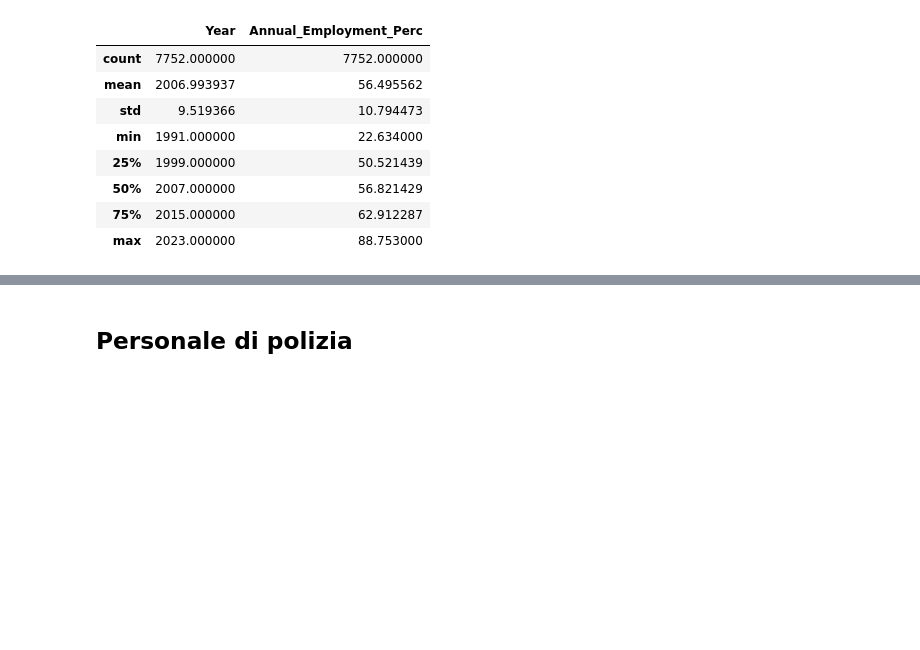
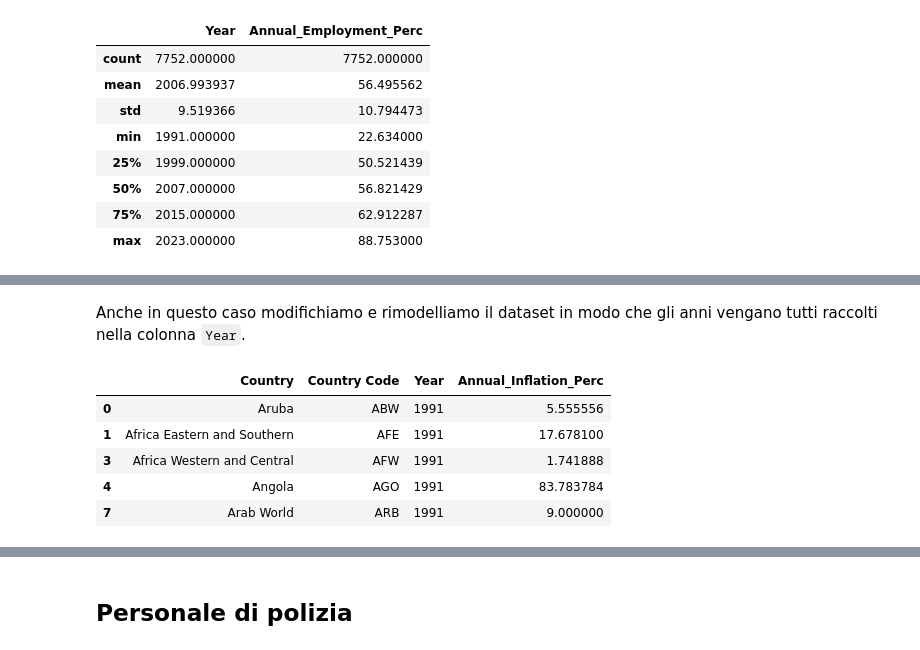
Before and after one commit to lozziopadredeivizzi/CrimeRatePredictor, a Jupyter notebook: crime_rate_prediction.ipynb, the cells around one changed output, grey strips where cells are left out. Drawn from its saved outputs; the diff is of its cells as text; code cells hidden in the pictures; blank space fills up the shorter version.

```diff
--- a/crime_rate_prediction.ipynb
+++ b/crime_rate_prediction.ipynb
@@ -667,0 +742,4 @@ employment_filtered.describe()
+# %%
+inflation.rename(columns={'ï»¿"Country Name"':'Country'}, inplace=True)
+inflation.drop(columns=['Unnamed: 68'], inplace=True)
+inflation.drop(columns=columns_to_drop, inplace=True)
@@ -667,0 +766,23 @@ employment_filtered.describe()
+# %% [markdown]
+Anche in questo caso modifichiamo e rimodelliamo il dataset in modo che gli anni vengano tutti raccolti nella colonna `Year`.
+# %%
+inflation_melted = inflation.copy()
+
+inflation_melted = pd.melt(inflation_melted,
+                            id_vars=['Country', 'Country Code', 'Indicator Name', 'Indicator Code'],
+                            var_name='Year', value_name='Annual_Inflation_Perc')
+
+inflation_melted['Year'] = pd.to_numeric(inflation_melted['Year'], errors='coerce')
+
+inflation_filtered = inflation_melted.dropna(subset=['Annual_Inflation_Perc']).copy()
+
+inflation_filtered.drop(columns=['Indicator Name', 'Indicator Code'], inplace=True)
+
+inflation_filtered.head()
+# %% [output]
+|  | Country | Country Code | Year | Annual_Inflation_Perc |
+| 0 | Aruba | ABW | 1991 | 5.555556 |
+| 1 | Africa Eastern and Southern | AFE | 1991 | 17.678100 |
+| 3 | Africa Western and Central | AFW | 1991 | 1.741888 |
+| 4 | Angola | AGO | 1991 | 83.783784 |
+| 7 | Arab World | ARB | 1991 | 9.000000 |
```
Also changed, not shown: parts of 17 cells of this notebook.
